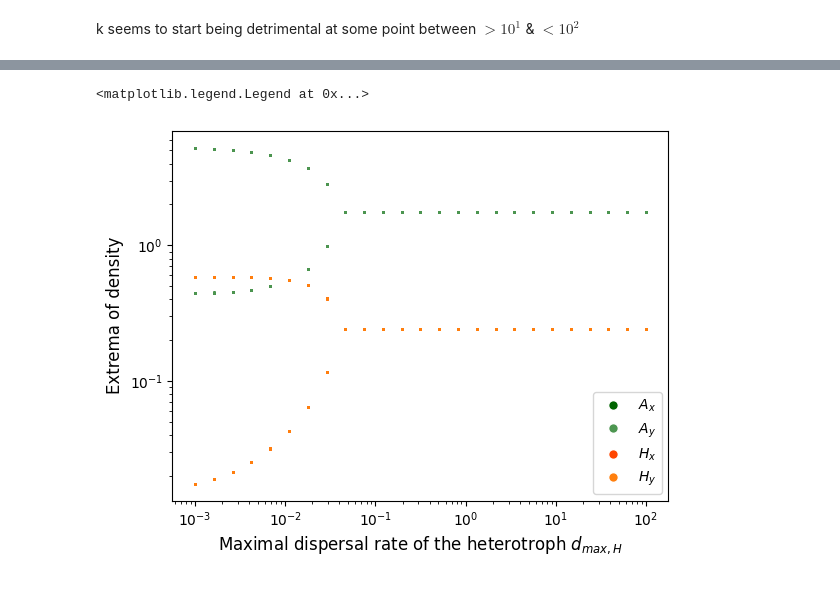
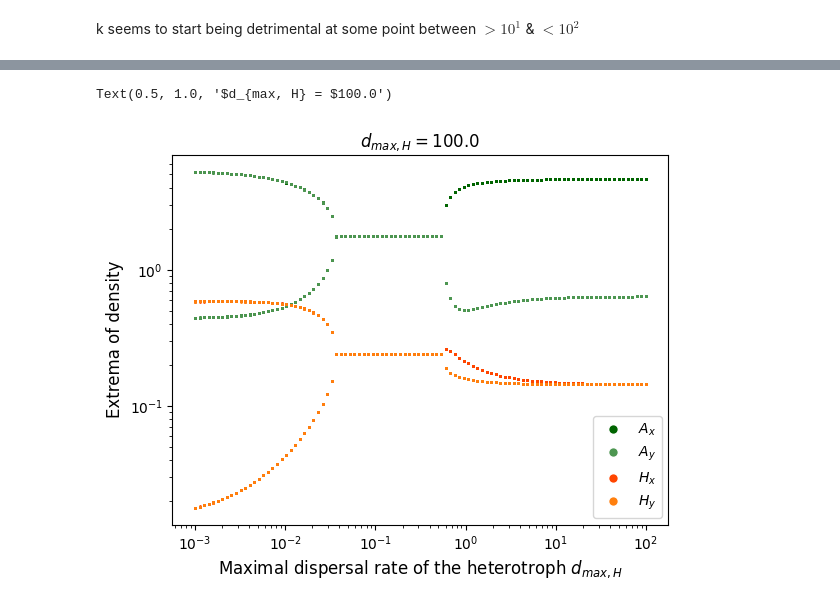
Before and after one commit to rbnmj/turingmodel, a Jupyter notebook: growthratedispersal.ipynb, the cells around one changed output, grey strips where cells are left out. Drawn from its saved outputs; the diff is of its cells as text; code cells hidden in the pictures.

```diff
--- a/growthratedispersal.ipynb
+++ b/growthratedispersal.ipynb
@@ -47,8 +143,8 @@ def slow(var, t):
     # growth rate of competitors
     g_1a = (a_1 * A_a) / (1 + a_1 * h * A_a)
     g_1b = (a_1 * A_b) / (1 + a_1 * h * A_b)
-    g_2a = (a_2 * A_a) / (1 + a_2 * h * A_a)
-    g_2b = (a_2 * A_b) / (1 + a_2 * h * A_b)
+    g_2a = 0#(a_2 * A_a) / (1 + a_2 * h * A_a)
+    g_2b = 0#(a_2 * A_b) / (1 + a_2 * h * A_b)
 
     # inflection points
     Gx = e * a_1 * A_a/(1+a_1 * h * A_a) - D
@@ -57,8 +153,8 @@ def slow(var, t):
     # dispersal rates of competitors
     d_H1a = d_Hmax1 / (1 + np.exp(k_1 * Gx))
     d_H1b = d_Hmax1 / (1 + np.exp(k_1 * Gy))
-    d_H2a = d_Hmax2 / (1 + np.exp(k_2 * Gx))
-    d_H2b = d_Hmax2 / (1 + np.exp(k_2 * Gy))
+    d_H2a = 0#d_Hmax2 / (1 + np.exp(k_2 * Gx))
+    d_H2b = 0#d_Hmax2 / (1 + np.exp(k_2 * Gy))
 
     # change of nutrients
     dN_a = D * (S - N_a) - r_a * A_a + d_N * (N_b - N_a)
@@ -71,8 +167,8 @@ def slow(var, t):
     # change of competitors
     dH_1a = e * g_1a * H_1a - D * H_1a - d_H1a * H_1a + d_H1b * H_1b
     dH_1b = e * g_1b * H_1b - D * H_1b - d_H1b * H_1b + d_H1a * H_1a
-    dH_2a = e * g_2a * H_2a - D * H_2a - d_H2a * H_2a + d_H2b * H_2b
-    dH_2b = e * g_2b * H_2b - D * H_2b - d_H2b * H_2b + d_H2a * H_2a
+    dH_2a = 0#e * g_2a * H_2a - D * H_2a - d_H2a * H_2a + d_H2b * H_2b
+    dH_2b = 0#e * g_2b * H_2b - D * H_2b - d_H2b * H_2b + d_H2a * H_2a
 
     return(dN_a, dN_b, dA_a, dA_b, dH_1a, dH_1b, dH_2a, dH_2b, g_1a, g_1b, g_2a, g_2b)
 # %%
@@ -341,16 +650,15 @@ number_steps = 25000
 t = np.linspace(0, t_end, number_steps)
 
 # dispersal adaptability
-k_1 = 5
-k_2 = 5
-d_Hmax1 = 10**-3
-d_Hmax2 = 10**-3
-# k_range = np.geomspace(10**2, 10**3, 250) #1000
-d_Hmax_range = np.geomspace(10**-3, 10**2, 25) #1000
+k_1 = 0
+k_2 = 0
+d_Hmax1 = 10**1
+d_Hmax2 = 10**1
+# c_range = np.geomspace(10**2, 10**3, 250) #1000
+d_Hmax_range = np.geomspace(10**-3, 10**2, 100) #1000
 
 # var = [N_a, N_b, A_a, A_b, H_1a, H_1b, H_2a, H_2b]
 var0 = [2, 2.5, 2.5, 2, 0.2, 0.3, 0, 0, 0, 0, 0, 0]
-
 num_extr = 12 # set number of maxima to be found
 
 Ax_extr = []
@@ -373,7 +681,7 @@ for d_Hmax1 in tqdm(d_Hmax_range):
 
     # var00 = [var[-1,0], var[-1,1], var[-1,2], var[-1,3], var[-1,4], var[-1,5], 10**-6, 10**-6, 0, 0, 0, 0]
     # var = integ.odeint(slow, var00, t2)
-
+    var = np.where(var < 10**-6, 10**-6, var)
     Ax_extr.append(find_extrema((var[-500:-1,2]),num_extr))
     Ay_extr.append(find_extrema((var[-500:-1,3]),num_extr))
     H1x_extr.append(find_extrema((var[-500:-1,4]),num_extr))
@@ -382,34 +690,31 @@ for d_Hmax1 in tqdm(d_Hmax_range):
     H2y_extr.append(find_extrema((var[-500:-1,7]),num_extr))
 
     i += 1
-
-# np.savetxt("./data/crowding/growthrate/H1Slope.csv", slopeH1, delimiter=",")
-# np.savetxt("./data/crowding/growthrate/H2Slope.csv", slopeH2, delimiter=",")
 # %%
 plt.plot(d_Hmax_range, Ax_extr, ".", markersize = 2, color="darkgreen")
 plt.plot(d_Hmax_range, Ay_extr, ".", markersize = 2, color="#4D9651")
 plt.plot(d_Hmax_range, H1x_extr, ".", markersize = 2, color="orangered")
 plt.plot(d_Hmax_range, H1y_extr, ".", markersize = 2, color="#FF7F0E")#, alpha = 0.5)
 # plt.plot(d_Hmax_range, H2x_extr, ".", markersize = 2, color="#1F77B4")
 # plt.plot(d_Hmax_range, H2y_extr, ".", markersize = 2, color="#1F77B4", alpha = 0.5)
 plt.xscale("log")
 plt.yscale("log")
 plt.xlabel("Maximal dispersal rate of the heterotroph $d_{max, H}$", fontsize=12)
 plt.ylabel("Extrema of density", fontsize=12)
 #plt.ylim(10**-6,10**1)
 
 legend_elements = [
     Line2D([0], [0], marker='o', color='w', label='$A_x$', markerfacecolor='darkgreen', markersize=7),
     Line2D([0], [0], marker='o', color='w', label='$A_y$', markerfacecolor='#4D9651', markersize=7),
     Line2D([0], [0], marker='o', color='w', label='$H_x$', markerfacecolor='orangered', markersize=7),
-    Line2D([0], [0], marker='o', color='w', label='$H_y$', markerfacecolor='#FF7F0E', markersize=7)
+Line2D([0], [0], marker='o', color='w', label='$H_y$', markerfacecolor='#FF7F0E', markersize=7)
     #Line2D([0], [0], marker='o', color='w', label='$H_{res}$', markerfacecolor='#FF7F0E', markersize=7),
     #Line2D([0], [0], marker='o', color='w', label='$H_{mut}$', markerfacecolor='#1F77B4', markersize=7)
 ]
 plt.legend(handles=legend_elements, loc='lower right')
 
-#plt.title("$d_{max, H} = $" + str(d_Hmax1) + ", $c_{mut} = $" + str(c_2))
+plt.title("$d_{max, H} = $" + str(d_Hmax1))
 #plt.title("$c_{res} = $" + str(c_1) + ", $c_{mut} = $" + str(c_2))
 # %% [output]
-<matplotlib.legend.Legend at 0x...>
+Text(0.5, 1.0, '$d_{max, H} = $100.0')
-[figure, old version]
+[figure, new version]
```
Also changed, not shown: parts of 16 cells of this notebook, 33 other files.
